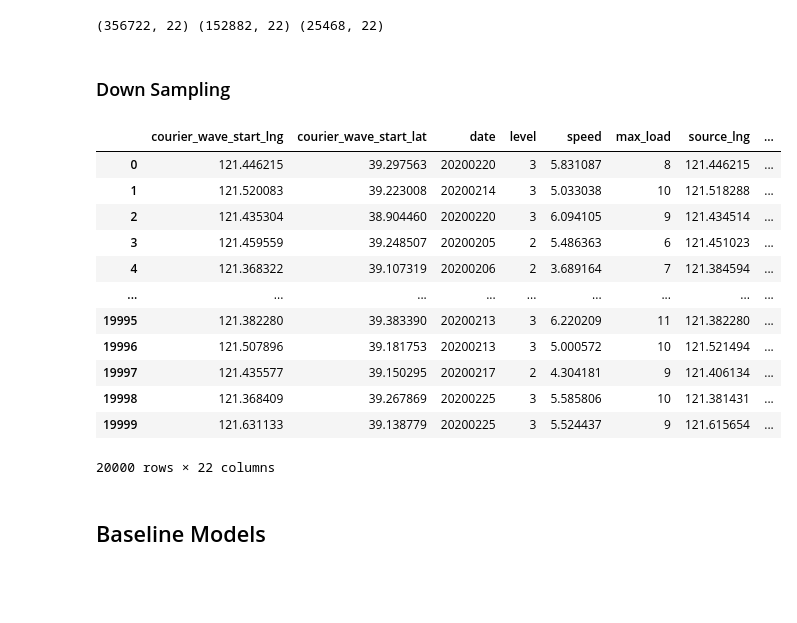
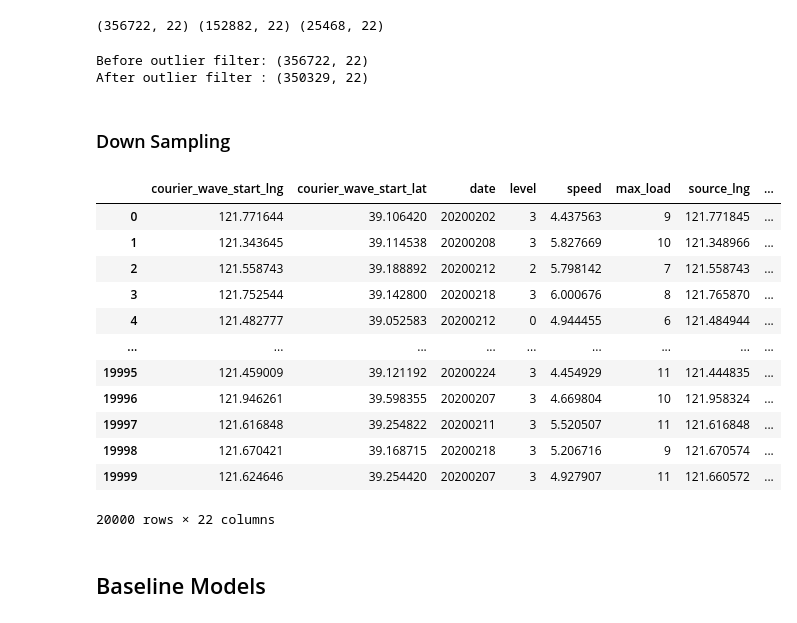
Before and after one commit to Zora-10/Machine-Learning-Individual-Project, a Jupyter notebook: Project1/solution/solution.ipynb, the cells around one changed output. Cells and saved outputs as stored; diff of their text form; code cells hidden in the pictures; blank space fills up the shorter version.

```diff
--- a/Project1/solution/solution.ipynb
+++ b/Project1/solution/solution.ipynb
@@ -238,7 +238,7 @@ combined_base = pd.concat(
     ignore_index=True,
 )
 
-combined_base = pd.get_dummies(combined_base, columns=cat_cols, drop_first=True)
+combined_base = pd.get_dummies(combined_base, columns=cat_cols, drop_first=True, dtype=int)
 
 X_train_base = (
     combined_base[combined_base["__split"] == "train"]
@@ -264,36 +264,65 @@ X_final_base = X_final_base.fillna(med_base)
 print(X_train_base.shape, X_valid_base.shape, X_final_base.shape)
 # %% [output]
 (356722, 22) (152882, 22) (25468, 22)
+# %%
+# remove outliers + y alignment
+
+def fit_outlier_bounds(X: pd.DataFrame, q_low=0.001, q_high=0.999):
+    num_cols = X.select_dtypes(include=[np.number]).columns
+    num_cols = [c for c in num_cols if X[c].dtype != bool and X[c].dtype != np.bool_]
+
+    lower = X[num_cols].quantile(q_low)
+    upper = X[num_cols].quantile(q_high)
+    return num_cols, lower, upper
+
+def apply_outlier_filter(X: pd.DataFrame, num_cols, lower, upper):
+    Xn = X[num_cols]
+    mask = (Xn.ge(lower, axis=1) & Xn.le(upper, axis=1)).all(axis=1).to_numpy()
+    return mask
+
+Q_LOW, Q_HIGH = 0.001, 0.999
+
+num_cols, lower, upper = fit_outlier_bounds(X_train_base, q_low=Q_LOW, q_high=Q_HIGH)
+mask = apply_outlier_filter(X_train_base, num_cols, lower, upper)
+
+print("Before outlier filter:", X_train_base.shape)
+X_train_clean = X_train_base.loc[mask].reset_index(drop=True)
+y_clf_train_clean = y_clf_train.loc[mask].reset_index(drop=True)
+y_reg_train_clean = y_reg_train.loc[mask].reset_index(drop=True)
+print("After outlier filter :", X_train_clean.shape)
+# %% [output]
+Before outlier filter: (356722, 22)
+After outlier filter : (350329, 22)
 # %% [markdown]
 ### Down Sampling
 # %%
 N_DS = 20000
 rng = np.random.RandomState(RANDOM_STATE)
 
-if len(X_train_base) > N_DS:
-    idx = rng.choice(len(X_train_base), size=N_DS, replace=False)
-    X_train_ds = X_train_base.iloc[idx].reset_index(drop=True)
-    y_clf_train_ds = y_clf_train.iloc[idx].reset_index(drop=True)
-    y_reg_train_ds = y_reg_train.iloc[idx].reset_index(drop=True)
+if len(X_train_clean) > N_DS:
+    idx = rng.choice(len(X_train_clean), size=N_DS, replace=False)
+    X_train_ds = X_train_clean.iloc[idx].reset_index(drop=True)
+    y_clf_train_ds = y_clf_train_clean.iloc[idx].reset_index(drop=True)
+    y_reg_train_ds = y_reg_train_clean.iloc[idx].reset_index(drop=True)
 else:
-    X_train_ds = X_train_base.copy()
-    y_clf_train_ds = y_clf_train.copy()
-    y_reg_train_ds = y_reg_train.copy()
+    X_train_ds = X_train_clean.copy()
+    y_clf_train_ds = y_clf_train_clean.copy()
+    y_reg_train_ds = y_reg_train_clean.copy()
 
 X_train_ds
 # %% [output]
 |  | courier_wave_start_lng | courier_wave_start_lat | date | level | speed | max_load | source_lng | ... |
-| 0 | 121.446215 | 39.297563 | 20200220 | 3 | 5.831087 | 8 | 121.446215 | ... |
-| 1 | 121.520083 | 39.223008 | 20200214 | 3 | 5.033038 | 10 | 121.518288 | ... |
-| 2 | 121.435304 | 38.904460 | 20200220 | 3 | 6.094105 | 9 | 121.434514 | ... |
-| 3 | 121.459559 | 39.248507 | 20200205 | 2 | 5.486363 | 6 | 121.451023 | ... |
-| 4 | 121.368322 | 39.107319 | 20200206 | 2 | 3.689164 | 7 | 121.384594 | ... |
+| 0 | 121.771644 | 39.106420 | 20200202 | 3 | 4.437563 | 9 | 121.771845 | ... |
+| 1 | 121.343645 | 39.114538 | 20200208 | 3 | 5.827669 | 10 | 121.348966 | ... |
+| 2 | 121.558743 | 39.188892 | 20200212 | 2 | 5.798142 | 7 | 121.558743 | ... |
+| 3 | 121.752544 | 39.142800 | 20200218 | 3 | 6.000676 | 8 | 121.765870 | ... |
+| 4 | 121.482777 | 39.052583 | 20200212 | 0 | 4.944455 | 6 | 121.484944 | ... |
 | ... | ... | ... | ... | ... | ... | ... | ... | ... |
-| 19995 | 121.382280 | 39.383390 | 20200213 | 3 | 6.220209 | 11 | 121.382280 | ... |
-| 19996 | 121.507896 | 39.181753 | 20200213 | 3 | 5.000572 | 10 | 121.521494 | ... |
-| 19997 | 121.435577 | 39.150295 | 20200217 | 2 | 4.304181 | 9 | 121.406134 | ... |
-| 19998 | 121.368409 | 39.267869 | 20200225 | 3 | 5.585806 | 10 | 121.381431 | ... |
-| 19999 | 121.631133 | 39.138779 | 20200225 | 3 | 5.524437 | 9 | 121.615654 | ... |
+| 19995 | 121.459009 | 39.121192 | 20200224 | 3 | 4.454929 | 11 | 121.444835 | ... |
+| 19996 | 121.946261 | 39.598355 | 20200207 | 3 | 4.669804 | 10 | 121.958324 | ... |
+| 19997 | 121.616848 | 39.254822 | 20200211 | 3 | 5.520507 | 11 | 121.616848 | ... |
+| 19998 | 121.670421 | 39.168715 | 20200218 | 3 | 5.206716 | 9 | 121.670574 | ... |
+| 19999 | 121.624646 | 39.254420 | 20200207 | 3 | 4.927907 | 11 | 121.660572 | ... |
 20000 rows × 22 columns
 # %% [markdown]
 ## Baseline Models
```
Also changed, not shown: parts of 14 cells of this notebook.
